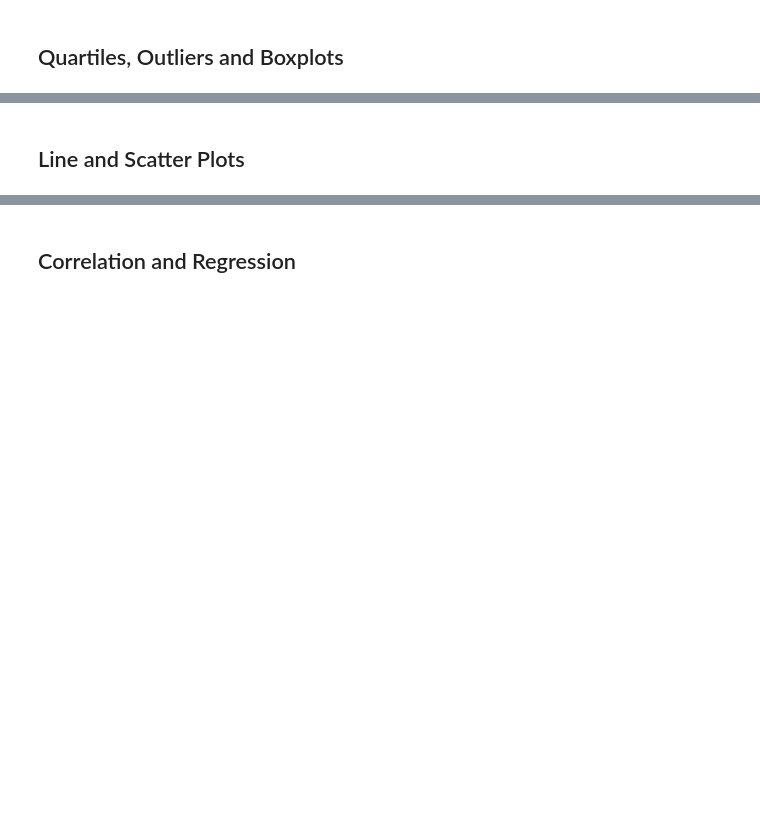
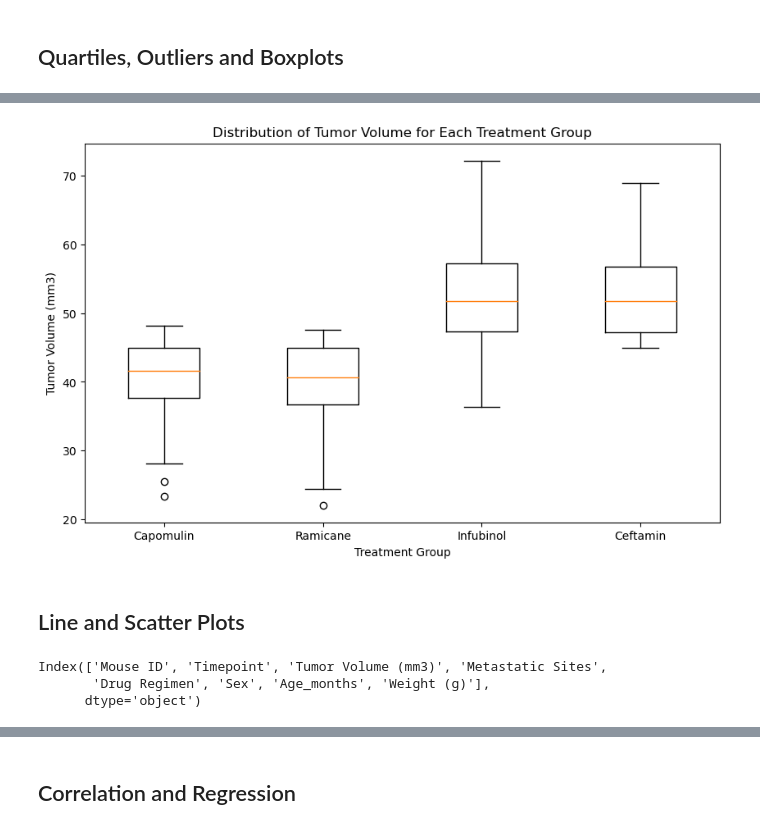
Before and after one commit to MirianRuanova/Matplobit---Challenge, a Jupyter notebook: pymaceuticals_starter.ipynb, the cells around one changed output, grey strips where cells are left out. Saved outputs shown, nothing was run; the diff lists cells and outputs as text; code cells hidden in the pictures; blank space fills up the shorter version.

```diff
--- a/pymaceuticals_starter.ipynb
+++ b/pymaceuticals_starter.ipynb
@@ -202,0 +198,4 @@ plt.show()
+# %%
+# Start by getting the last (greatest) timepoint for each mouse
+greatest_timeplot = mouse_df.groupby("Mouse ID")["Timepoint"].max().reset_index()
+greatest_timeplot
@@ -202,0 +216,4 @@ plt.show()
+# %%
+# Merge this group df with the original DataFrame to get the tumor volume at the last timepoint
+tumor_volume = pd.merge(mouse_df,greatest_timeplot, how="left", on=["Mouse ID", "Timepoint"])
+tumor_volume
@@ -203,17 +234,27 @@ plt.show()
 # %%
 # Put treatments into a list for for loop (and later for plot labels)
-
+treatment_list = ["Capomulin", "Ramicane", "Infubinol", "Ceftamin"]
 
 # Create empty list to fill with tumor vol data (for plotting)
 
+tumor_vol_data = []
 
 # Calculate the IQR and quantitatively determine if there are any potential outliers.
-
+for treatment in treatment_list:
 
     # Locate the rows which contain mice on each drug and get the tumor volumes
-
+    treatment_data = tumor_volume.loc[tumor_volume["Drug Regimen"]== treatment, "Tumor Volume (mm3)"]
+    tumor_vol_data.append(treatment_data)
 
     # add subset
-
+    quartiles = treatment_data.quantile([0.25, 0.5, 0.75])
+    lower_quartile = quartiles[0.25]
+    upper_quartile = quartiles[0.75]
+    iqr = upper_quartile - lower_quartile
+    print(f"IQR for {treatment}: {iqr}")
 
     # Determine outliers using upper and lower bounds
+    lower_bound = lower_quartile - (1.5 * iqr)
+    upper_bound = upper_quartile + (1.5 * iqr)
+    outliers = treatment_data.loc[(treatment_data < lower_bound) | (treatment_data > upper_bound)]
+    print(f"Potential outliers for {treatment}: {outliers}\n")
@@ -220,4 +276,12 @@ plt.show()
 # %%
 # Generate a box plot that shows the distrubution of the tumor volume for each treatment group.
+plt.figure(figsize=(10, 6))
+plt.boxplot(tumor_vol_data, labels=treatment_list)
+plt.xlabel('Treatment Group')
+plt.ylabel('Tumor Volume (mm3)')
+plt.title('Distribution of Tumor Volume for Each Treatment Group')
+plt.show()
+# %% [output]
+[figure, added]
 # %% [markdown]
 ## Line and Scatter Plots
@@ -227,0 +288,6 @@ plt.show()
+# %%
+tumor_volume.columns
+# %% [output]
+Index(['Mouse ID', 'Timepoint', 'Tumor Volume (mm3)', 'Metastatic Sites',
+       'Drug Regimen', 'Sex', 'Age_months', 'Weight (g)'],
+      dtype='object')
```
Also changed, not shown: parts of 10 cells of this notebook.
